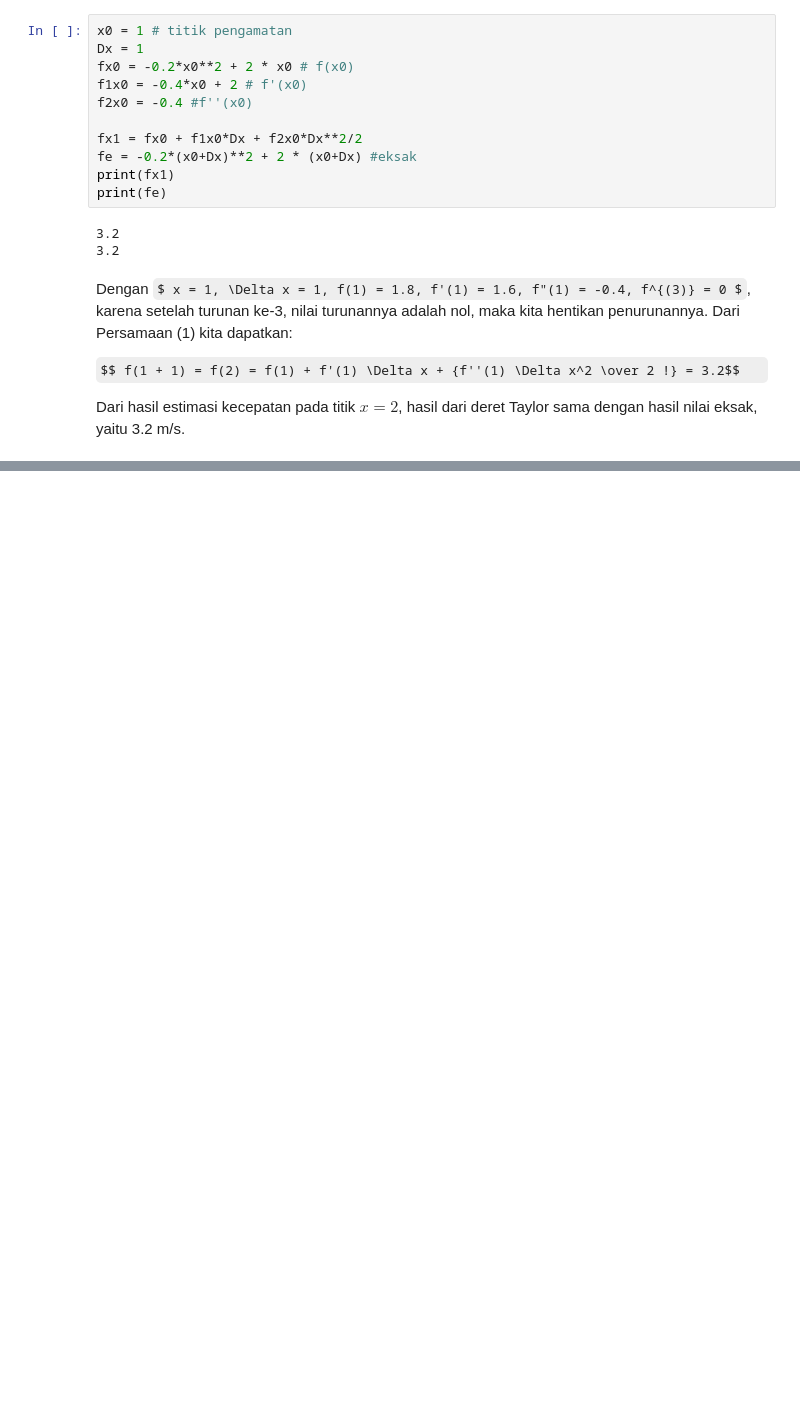
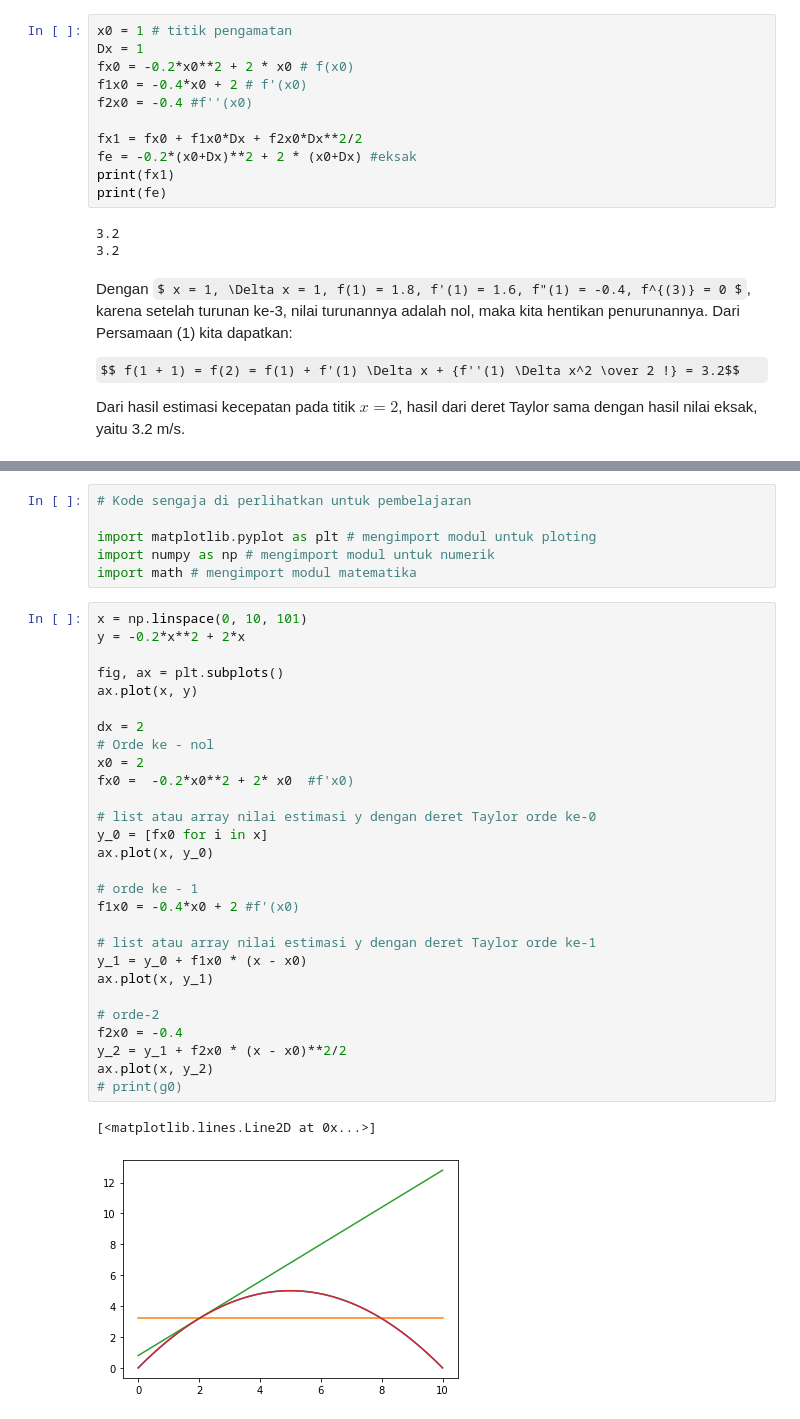
Before and after one commit to geoteknik/metode-komputasi-numerik, a Jupyter notebook: kuliah/02/notebook/deret-taylor.ipynb, the cells around one changed output, grey strips where cells are left out. Cells and saved outputs as stored; diff of their text form; some formulas as TeX source; blank space fills up the shorter version.

Commit message:
update artikel deret-taylor

```diff
--- a/kuliah/02/notebook/deret-taylor.ipynb
+++ b/kuliah/02/notebook/deret-taylor.ipynb
@@ -125,0 +174,37 @@ Dari contoh tersebut kita bisa mengetahui bahwa deret Taylor adalah suatu cara u
+# %%
+# Kode sengaja di perlihatkan untuk pembelajaran
+
+import matplotlib.pyplot as plt # mengimport modul untuk ploting
+import numpy as np # mengimport modul untuk numerik
+import math # mengimport modul matematika
+# %%
+x = np.linspace(0, 10, 101)
+y = -0.2*x**2 + 2*x
+
+fig, ax = plt.subplots()
+ax.plot(x, y)
+
+dx = 2
+# Orde ke - nol
+x0 = 2
+fx0 =  -0.2*x0**2 + 2* x0  #f'x0)
+
+# list atau array nilai estimasi y dengan deret Taylor orde ke-0
+y_0 = [fx0 for i in x]
+ax.plot(x, y_0)
+
+# orde ke - 1
+f1x0 = -0.4*x0 + 2 #f'(x0)
+
+# list atau array nilai estimasi y dengan deret Taylor orde ke-1
+y_1 = y_0 + f1x0 * (x - x0)
+ax.plot(x, y_1)
+
+# orde-2
+f2x0 = -0.4
+y_2 = y_1 + f2x0 * (x - x0)**2/2
+ax.plot(x, y_2)
+# print(g0)
+# %% [output]
+[<matplotlib.lines.Line2D at 0x...>]
+[figure, added]
```
Also changed, not shown: parts of 15 cells of this notebook.
